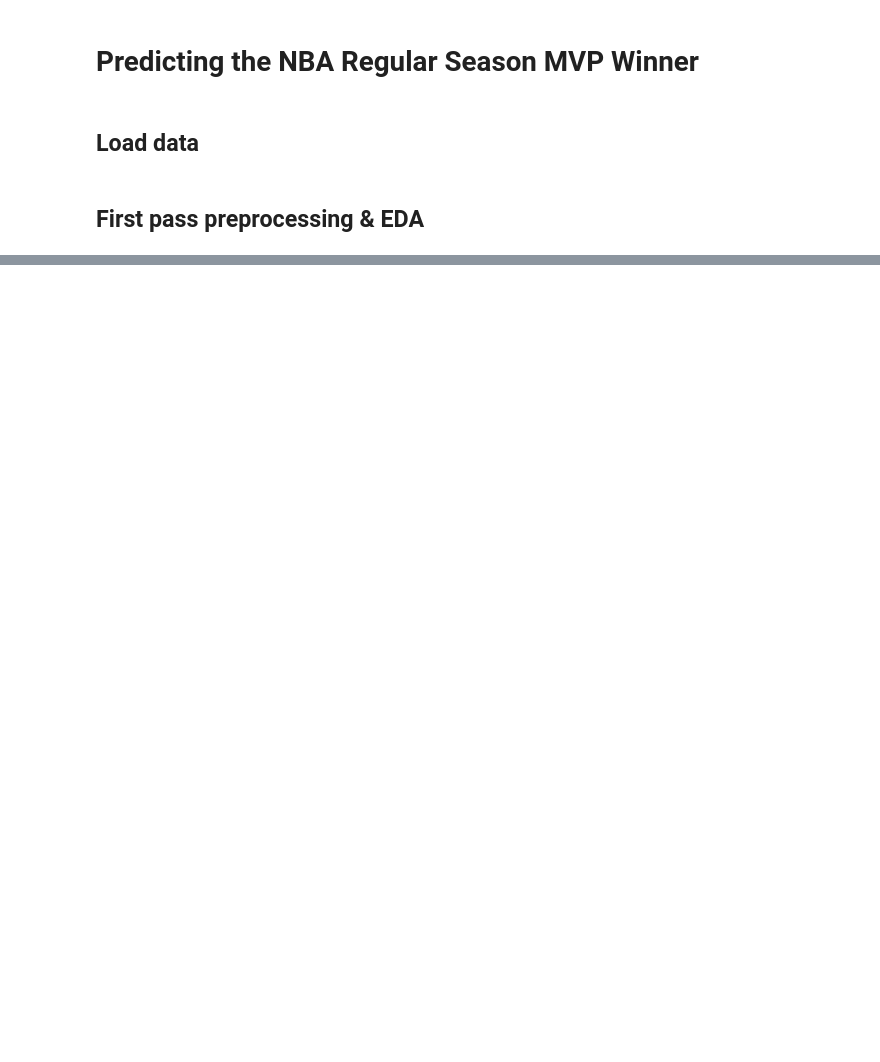
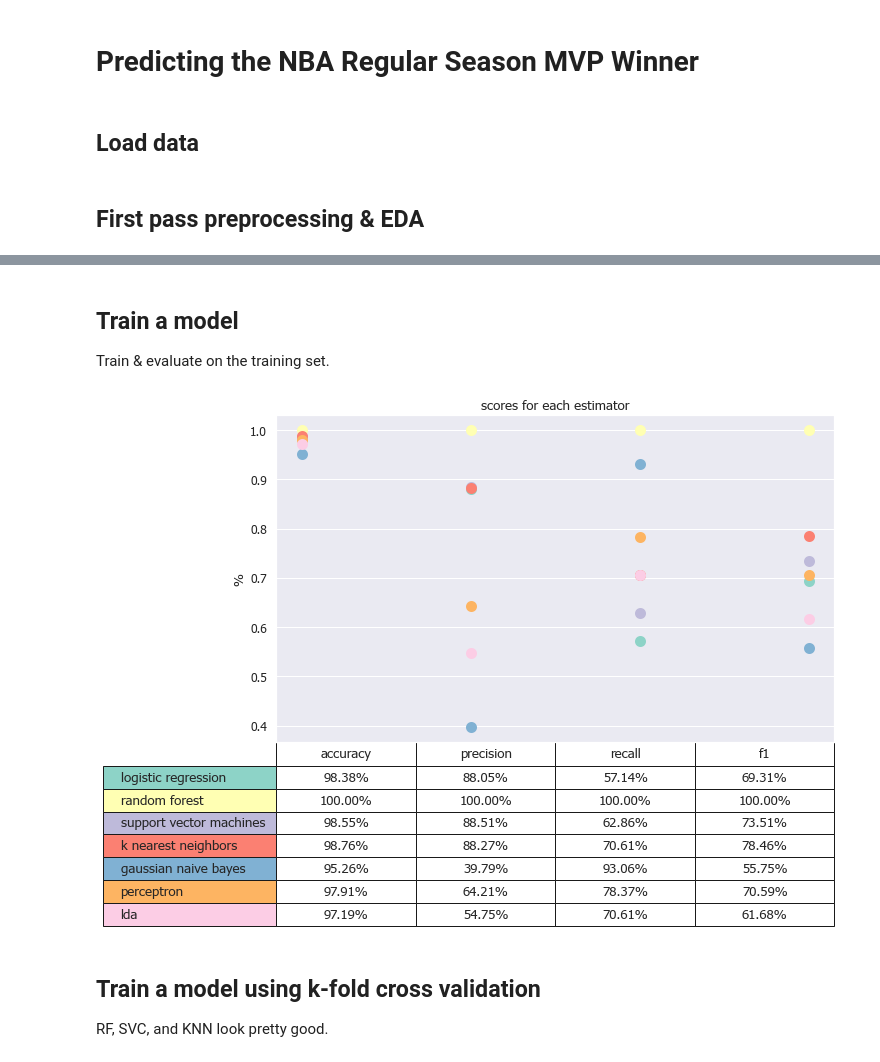
Before and after one commit to stpnzh/nba, a Jupyter notebook: mvp.ipynb, the cells around one changed output, grey strips where cells are left out. Cells and saved outputs as stored; diff of their text form; code cells hidden in the pictures; blank space fills up the shorter version.

```diff
--- a/mvp.ipynb
+++ b/mvp.ipynb
@@ -575,0 +354,11 @@ ValueError: Number of features of the model must match the input. Model n_featur
+# %%
+# We choose to include only these features in our machine learning:
+selected_features = ['vorp', 'per', 'ws/48', 'pts', 'win-loss', 'tov']
+
+# Modifying our training and test sets for machine learning
+X_train_ML = X_train_num[selected_features]
+X_test_ML = X_test_num[selected_features]
+# %% [markdown]
+## Train a model
+
+Train & evaluate on the training set.
@@ -575,0 +377,8 @@ ValueError: Number of features of the model must match the input. Model n_featur
+# %%
+def show_scores(clf, X, y_true, name='insert classifier name'):
+    y_pred = clf.predict(X)
+    accuracy = accuracy_score(y_true, y_pred)
+    precision = precision_score(y_true, y_pred)
+    recall = recall_score(y_true, y_pred)
+    f1 = f1_score(y_true, y_pred)
+    return name, accuracy, precision, recall, f1
@@ -575,0 +422,50 @@ ValueError: Number of features of the model must match the input. Model n_featur
+# %%
+# Create dataframe of scores
+df_scores = pd.DataFrame(data=list_of_scores,
+             columns=['estimator', 'accuracy', 'precision', 'recall', 'f1']).set_index('estimator')
+# %%
+# Set up data
+data = df_scores.values # array in float
+columns = df_scores.columns
+rows = df_scores.index.values
+
+# Establish figure
+fig, ax = plt.subplots(figsize=(10,6))
+
+# Establish colormap
+colormap = plt.cm.Set3(np.linspace(0, 0.6, len(rows)))
+
+# Initialize the vertical-offset for the stacked bar chart
+# y_offset = np.zeros(len(columns))
+
+# Plot bars and create text labels for the table
+for i in range(len(data)): # len(data)=8
+    ax.scatter(columns, data[i], color=colormap[i], linewidths=5)
+#     y_offset = y_offset + data[row]
+
+ax.set_ylabel('%')
+ax.set_xticks([]) # [] disables xticks
+ax.set_title('scores for each estimator')
+
+# Add a table at the bottom of the axes
+table = ax.table(cellText=df_scores.applymap(lambda x: '{:.2%}'.format(x)).values
+                  , cellLoc='center', rowLabels=rows, rowColours=colormap
+                  , colLabels=columns, loc='bottom')
+
+# Adjust the table row heights
+for i in range(1,len(rows)+1):
+    table[i,-1].set_height(.07)
+    table[i,-1].set_verticalalignment = 'center'
+
+for i in range(len(columns)):
+    table[0,i].set_height(.075)
+    for j in range(1,len(rows)+1):
+        table[j,i].set_height(.07)
+        table[j,i].set_verticalalignment='center'
+
+plt.show();
+# %% [output]
+[figure, added]
+# %% [markdown]
+## Train a model using k-fold cross validation
+RF, SVC, and KNN look pretty good.
```
Also changed, not shown: parts of 115 cells of this notebook, 26 other files.
